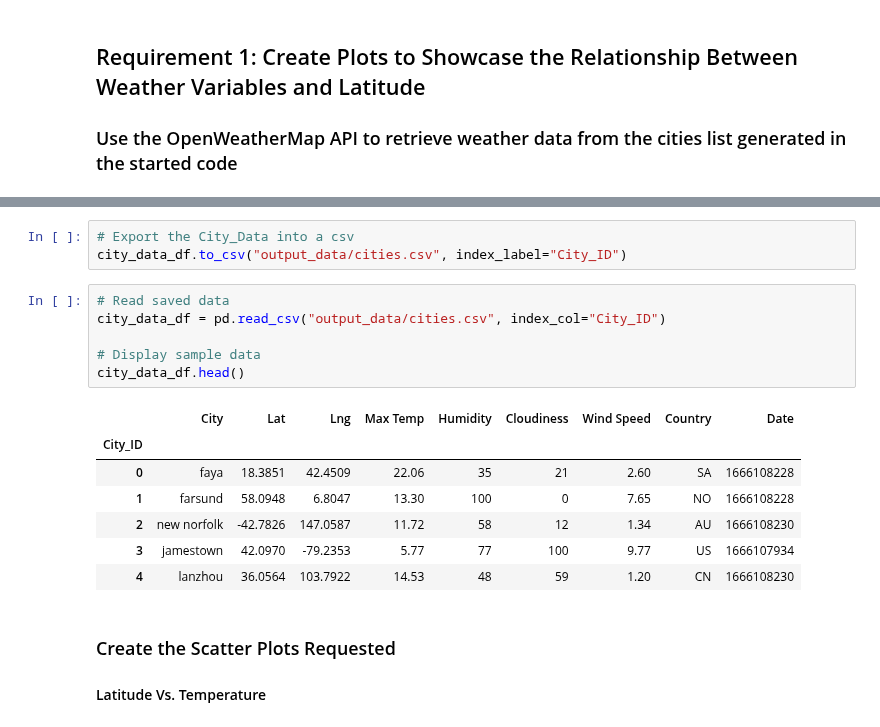
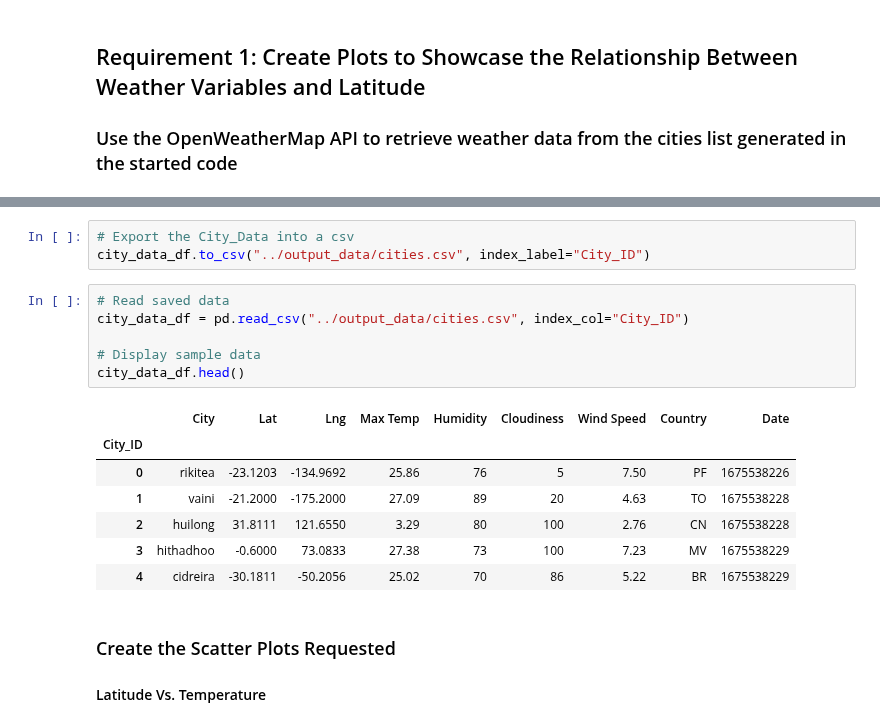
Before and after one commit to AlanDeng7/Module-6-Challenge-Python-API, a Jupyter notebook: starter_code/WeatherPy.ipynb, the cells around one changed output, grey strips where cells are left out. Drawn from its saved outputs; the diff is of its cells as text.

```diff
--- a/starter_code/WeatherPy.ipynb
+++ b/starter_code/WeatherPy.ipynb
@@ -171,20 +169,20 @@ city_data_df.head()
 # %%
 # Export the City_Data into a csv
-city_data_df.to_csv("output_data/cities.csv", index_label="City_ID")
+city_data_df.to_csv("../output_data/cities.csv", index_label="City_ID")
 # %%
 # Read saved data
-city_data_df = pd.read_csv("output_data/cities.csv", index_col="City_ID")
+city_data_df = pd.read_csv("../output_data/cities.csv", index_col="City_ID")
 
 # Display sample data
 city_data_df.head()
 # %% [output]
 |  | City | Lat | Lng | Max Temp | Humidity | Cloudiness | Wind Speed | Country | Date |
 | City_ID |  |  |  |  |  |  |  |  |  |
-| 0 | faya | 18.3851 | 42.4509 | 22.06 | 35 | 21 | 2.60 | SA | 1666108228 |
-| 1 | farsund | 58.0948 | 6.8047 | 13.30 | 100 | 0 | 7.65 | NO | 1666108228 |
-| 2 | new norfolk | -42.7826 | 147.0587 | 11.72 | 58 | 12 | 1.34 | AU | 1666108230 |
-| 3 | jamestown | 42.0970 | -79.2353 | 5.77 | 77 | 100 | 9.77 | US | 1666107934 |
-| 4 | lanzhou | 36.0564 | 103.7922 | 14.53 | 48 | 59 | 1.20 | CN | 1666108230 |
+| 0 | rikitea | -23.1203 | -134.9692 | 25.86 | 76 | 5 | 7.50 | PF | 1675538226 |
+| 1 | vaini | -21.2000 | -175.2000 | 27.09 | 89 | 20 | 4.63 | TO | 1675538228 |
+| 2 | huilong | 31.8111 | 121.6550 | 3.29 | 80 | 100 | 2.76 | CN | 1675538228 |
+| 3 | hithadhoo | -0.6000 | 73.0833 | 27.38 | 73 | 100 | 7.23 | MV | 1675538229 |
+| 4 | cidreira | -30.1811 | -50.2056 | 25.02 | 70 | 86 | 5.22 | BR | 1675538229 |
 # %% [markdown]
 ### Create the Scatter Plots Requested
 
```
Also changed, not shown: parts of 9 cells of this notebook, 7 other files.
